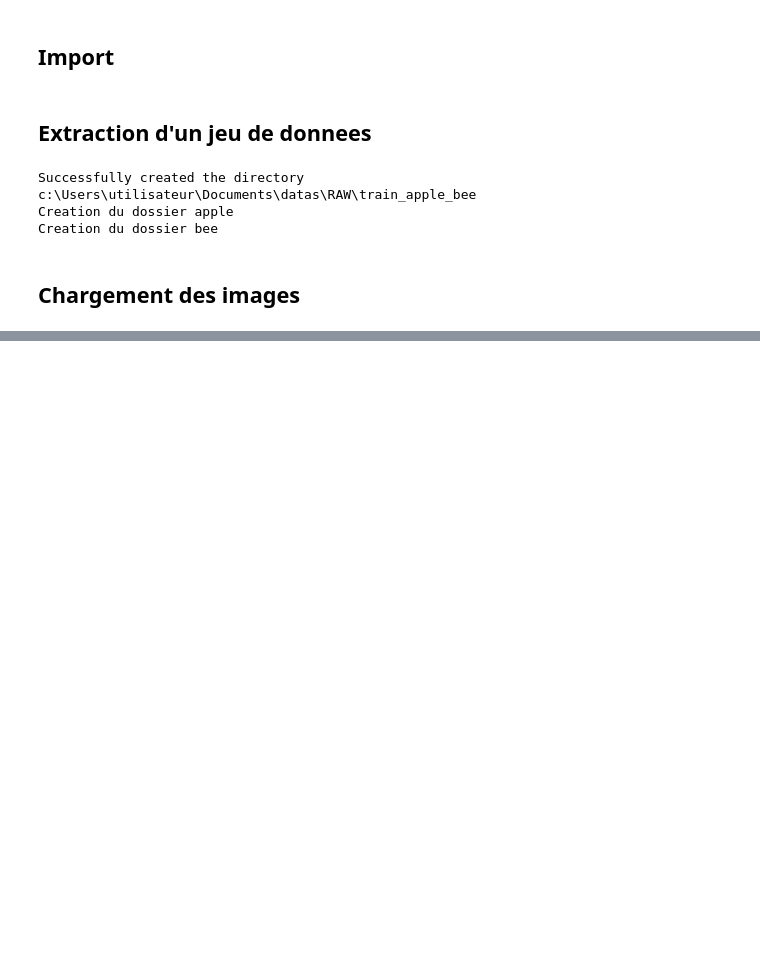
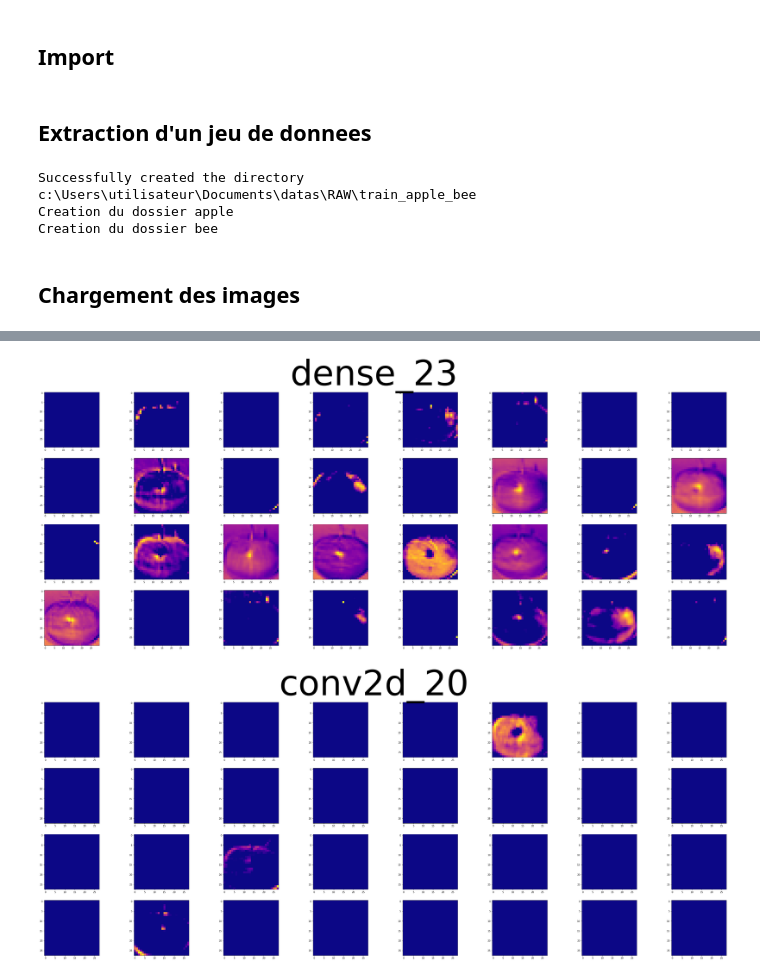
Before and after one commit to Nicolas-Malgat/Reco_image, a Jupyter notebook: entrainement_modele.ipynb, the cells around one changed output, grey strips where cells are left out. Saved outputs shown, nothing was run; the diff lists cells and outputs as text; code cells hidden in the pictures; blank space fills up the shorter version.

```diff
--- a/entrainement_modele.ipynb
+++ b/entrainement_modele.ipynb
@@ -79,4 +171,12 @@ plt.show()
 # %%
 from modules.observation_modele import plot_layer
 
-plot_layer(model, "../datas/RAW/train/apple/0020.png", 1, cmap="inferno")
+image = "../datas/RAW/train/apple/0020.png"
+# plt.imshow(plt.imread(image))
+
+# plot_layer(model, image, 0)
+plot_layer(model, image, 1)
+plot_layer(model, image, 2)
+# %% [output]
+[figure, added]
+[figure, added]
```
Also changed, not shown: parts of 11 cells of this notebook, 22 other files.
